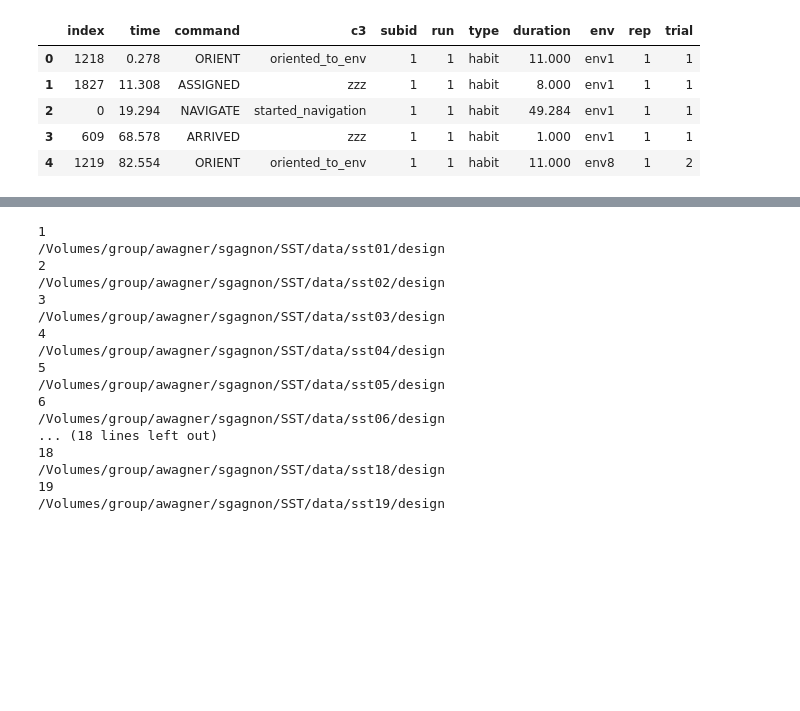
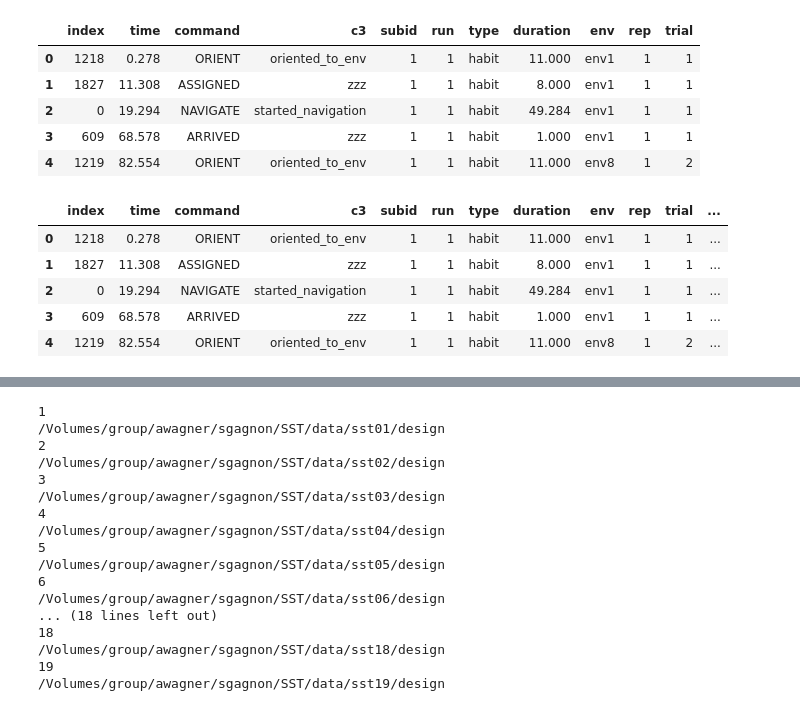
Before and after one commit to thackerybrown/SST, a Jupyter notebook: analysis/SST_behav_navOnsets.ipynb, the cells around one changed output, grey strips where cells are left out. Saved outputs shown, nothing was run; the diff lists cells and outputs as text; code cells hidden in the pictures; blank space fills up the shorter version.

```diff
--- a/analysis/SST_behav_navOnsets.ipynb
+++ b/analysis/SST_behav_navOnsets.ipynb
@@ -589,3 +702,18 @@ dp.head()
 | 2 | 0 | 19.294 | NAVIGATE | started_navigation | 1 | 1 | habit | 49.284 | env1 | 1 | 1 |
 | 3 | 609 | 68.578 | ARRIVED | zzz | 1 | 1 | habit | 1.000 | env1 | 1 | 1 |
 | 4 | 1219 | 82.554 | ORIENT | oriented_to_env | 1 | 1 | habit | 11.000 | env8 | 1 | 2 |
+# %%
+dp_byenv['cond_label'] = dp_byenv.command + '_' + dp_byenv['type']
+dp_byenv.loc[dp_byenv['type'] == 'shortcut', 'cond_label'] = dp_byenv.command + '_' + dp_byenv['type'] + '_TAKE' + dp_byenv.code1
+
+dp_byenv['duration_foronsetfile'] = dp_byenv.duration
+dp_byenv.loc[dp_byenv.command.isin(['ARRIVED', 'ASSIGNED']),'duration_foronsetfile'] = 0
+
+dp_byenv.head()
+# %% [output]
+|  | index | time | command | c3 | subid | run | type | duration | env | rep | trial | ... |
+| 0 | 1218 | 0.278 | ORIENT | oriented_to_env | 1 | 1 | habit | 11.000 | env1 | 1 | 1 | ... |
+| 1 | 1827 | 11.308 | ASSIGNED | zzz | 1 | 1 | habit | 8.000 | env1 | 1 | 1 | ... |
+| 2 | 0 | 19.294 | NAVIGATE | started_navigation | 1 | 1 | habit | 49.284 | env1 | 1 | 1 | ... |
+| 3 | 609 | 68.578 | ARRIVED | zzz | 1 | 1 | habit | 1.000 | env1 | 1 | 1 | ... |
+| 4 | 1219 | 82.554 | ORIENT | oriented_to_env | 1 | 1 | habit | 11.000 | env8 | 1 | 2 | ... |
```
Also changed, not shown: parts of 14 cells of this notebook.
